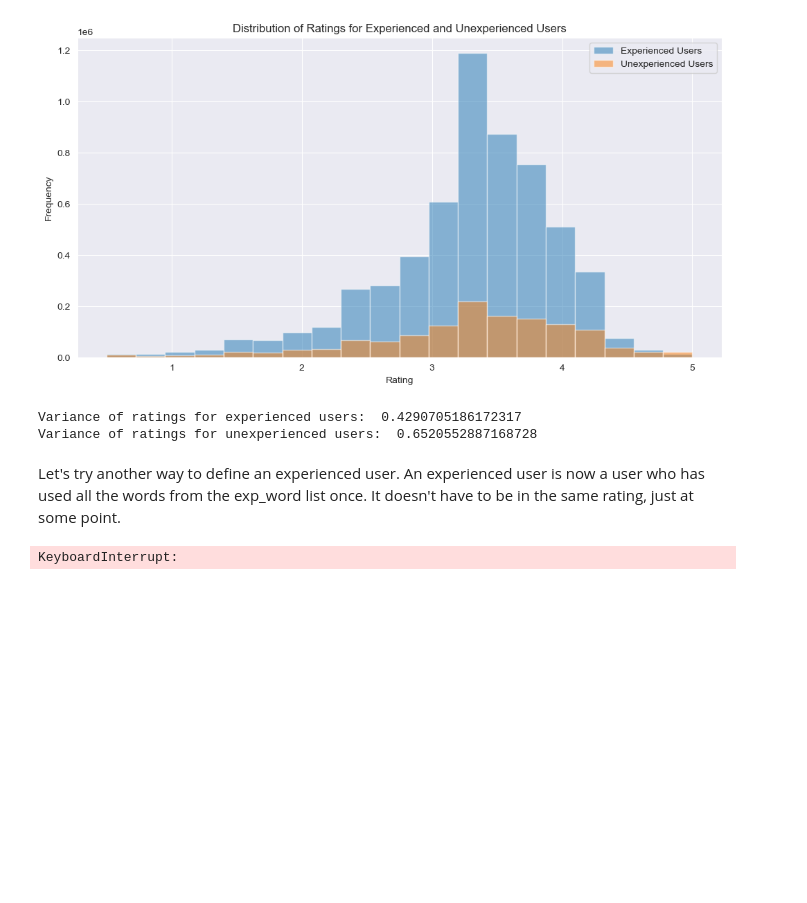
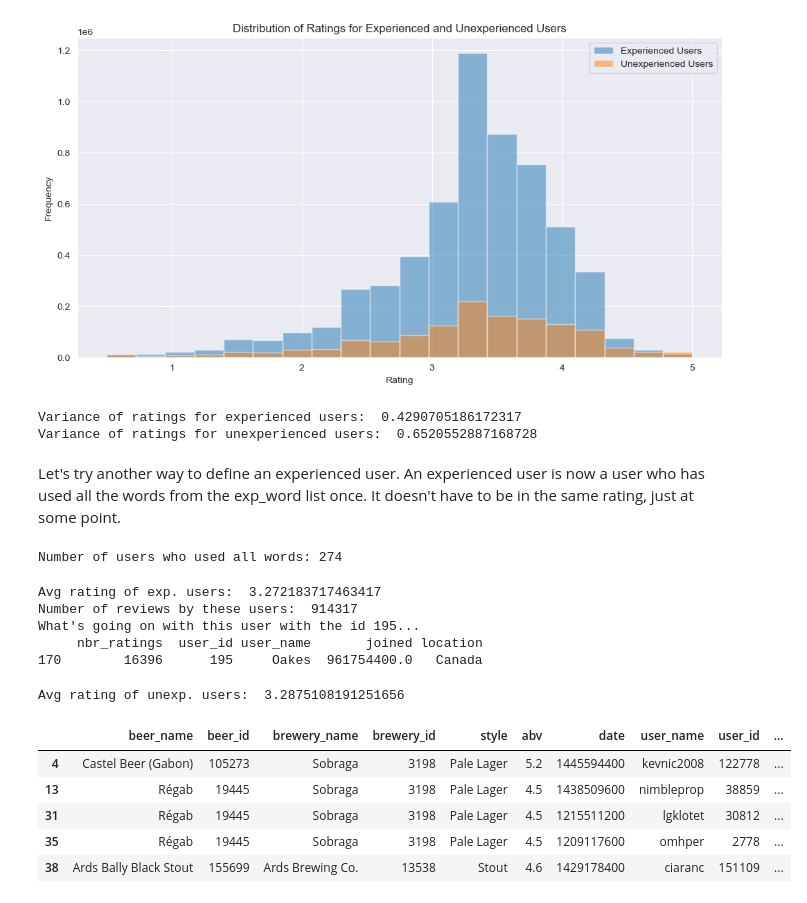
Before and after one commit to epfl-ada/ada-2024-project-thefivedatawranglers, a Jupyter notebook: analysis.ipynb, the cells around one changed output. Drawn from its saved outputs; the diff is of its cells as text; code cells hidden in the pictures; blank space fills up the shorter version.

```diff
--- a/analysis.ipynb
+++ b/analysis.ipynb
@@ -49,9 +49,12 @@ exp_words_general = ["Lacing", "Ester", "Diacetyl", "Phenol", "Dry Hop", "DMS",
 
 exp_words_general2 = ["Ester", "Diacetyl", "DMS", "resinous", "astringent", "Effervescent", "Tannic", "Brettanomyces", "lactic", "autolysis", "Krausen"]
 
+exp_words_general3 = ["Ester", "Diacetyl", "DMS", "resinous", "astringent", "Effervescent"]
+
+
 exp_words = ["Ester"]
 # %%
-df_rb_ratings = pd.read_csv("data/BeerAdvocate/ratings/RB_ratings.csv")
+df_rb_ratings = pd.read_csv("data/RateBeer/ratings/ratings.csv")
 # %%
 regex_pattern = "|".join(exp_words)
 df_rb_ratings_exp = df_rb_ratings[df_rb_ratings["text"].str.contains(regex_pattern, case=False, na=False)]
@@ -127,19 +130,41 @@ for user_id in tqdm(df_rb_ratings["user_id"].unique(), desc="Scanning users"):
     user_reviews = df_rb_ratings[df_rb_ratings["user_id"] == user_id]["text"].str.cat(sep=" ").lower()
 
     # check whether he used every word at least once
-    if all(word.lower() in user_reviews for word in exp_words_general2):
+    if all(word.lower() in user_reviews for word in exp_words_general3):
         user_ids_with_all_words.add(user_id)
 
 df_rb_ratings_all_exp = df_rb_ratings[df_rb_ratings["user_id"].isin(user_ids_with_all_words)]
 
 print("Number of users who used all words:", len(user_ids_with_all_words))
 # %% [output]
-KeyboardInterrupt:
+Number of users who used all words: 274
 # %%
 df_rb_ratings_all_exp_avg = df_rb_ratings_all_exp["rating"].mean()
 
 print("Avg rating of exp. users: ", df_rb_ratings_all_exp_avg)
+
+print("Number of reviews by these users: ", len(df_rb_ratings_all_exp))
+
+print("What's going on with this user with the id 195...")
+print(df_rb_users[df_rb_users["user_id"] == 195])
+# %% [output]
+Avg rating of exp. users:  3.272183717463417
+Number of reviews by these users:  914317
+What's going on with this user with the id 195...
+     nbr_ratings  user_id user_name       joined location
+170        16396      195     Oakes  961754400.0   Canada
 # %%
 df_rb_ratings_all_unexp = df_rb_ratings[~df_rb_ratings["user_id"].isin(user_ids_with_all_words)]
 
-print("Avg rating of unexp. users: ", df_rb_ratings_all_unexp)
+print("Avg rating of unexp. users: ", df_rb_ratings_all_unexp["rating"].mean())
+# %% [output]
+Avg rating of unexp. users:  3.2875108191251656
+# %%
+df_rb_ratings_all_exp.head()
+# %% [output]
+|  | beer_name | beer_id | brewery_name | brewery_id | style | abv | date | user_name | user_id | ... |
+| 4 | Castel Beer (Gabon) | 105273 | Sobraga | 3198 | Pale Lager | 5.2 | 1445594400 | kevnic2008 | 122778 | ... |
+| 13 | Régab | 19445 | Sobraga | 3198 | Pale Lager | 4.5 | 1438509600 | nimbleprop | 38859 | ... |
+| 31 | Régab | 19445 | Sobraga | 3198 | Pale Lager | 4.5 | 1215511200 | lgklotet | 30812 | ... |
+| 35 | Régab | 19445 | Sobraga | 3198 | Pale Lager | 4.5 | 1209117600 | omhper | 2778 | ... |
+| 38 | Ards Bally Black Stout | 155699 | Ards Brewing Co. | 13538 | Stout | 4.6 | 1429178400 | ciaranc | 151109 | ... |
```
Also changed, not shown: parts of 10 cells of this notebook.
